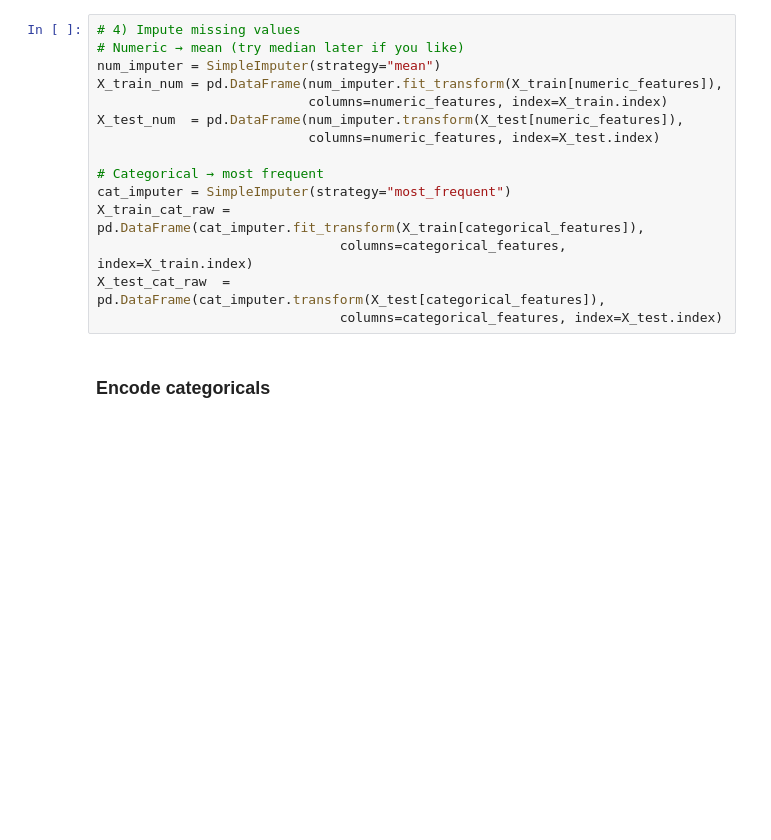
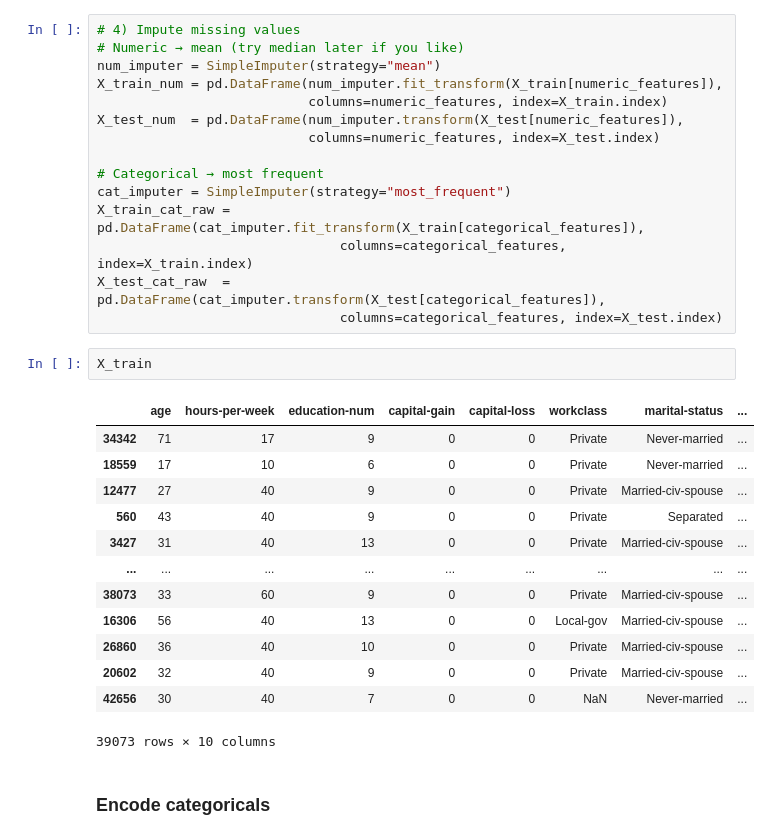
Before and after one commit to anishsundaram1/dl-survey-live-lab-2025, a Jupyter notebook: notebooks/01_baseline_random_forest_gradio.ipynb, the cells around one changed output. Saved outputs shown, nothing was run; the diff lists cells and outputs as text; blank space fills up the shorter version.

```diff
--- a/notebooks/01_baseline_random_forest_gradio.ipynb
+++ b/notebooks/01_baseline_random_forest_gradio.ipynb
@@ -96,6 +96,22 @@ X_train_cat_raw = pd.DataFrame(cat_imputer.fit_transform(X_train[categorical_fea
                                columns=categorical_features, index=X_train.index)
 X_test_cat_raw  = pd.DataFrame(cat_imputer.transform(X_test[categorical_features]),
                                columns=categorical_features, index=X_test.index)
+# %%
+X_train
+# %% [output]
+|  | age | hours-per-week | education-num | capital-gain | capital-loss | workclass | marital-status | ... |
+| 34342 | 71 | 17 | 9 | 0 | 0 | Private | Never-married | ... |
+| 18559 | 17 | 10 | 6 | 0 | 0 | Private | Never-married | ... |
+| 12477 | 27 | 40 | 9 | 0 | 0 | Private | Married-civ-spouse | ... |
+| 560 | 43 | 40 | 9 | 0 | 0 | Private | Separated | ... |
+| 3427 | 31 | 40 | 13 | 0 | 0 | Private | Married-civ-spouse | ... |
+| ... | ... | ... | ... | ... | ... | ... | ... | ... |
+| 38073 | 33 | 60 | 9 | 0 | 0 | Private | Married-civ-spouse | ... |
+| 16306 | 56 | 40 | 13 | 0 | 0 | Local-gov | Married-civ-spouse | ... |
+| 26860 | 36 | 40 | 10 | 0 | 0 | Private | Married-civ-spouse | ... |
+| 20602 | 32 | 40 | 9 | 0 | 0 | Private | Married-civ-spouse | ... |
+| 42656 | 30 | 40 | 7 | 0 | 0 | NaN | Never-married | ... |
+39073 rows × 10 columns
 # %% [markdown]
 ### Encode categoricals
 # %%
```
Also changed, not shown: parts of 21 cells of this notebook.
